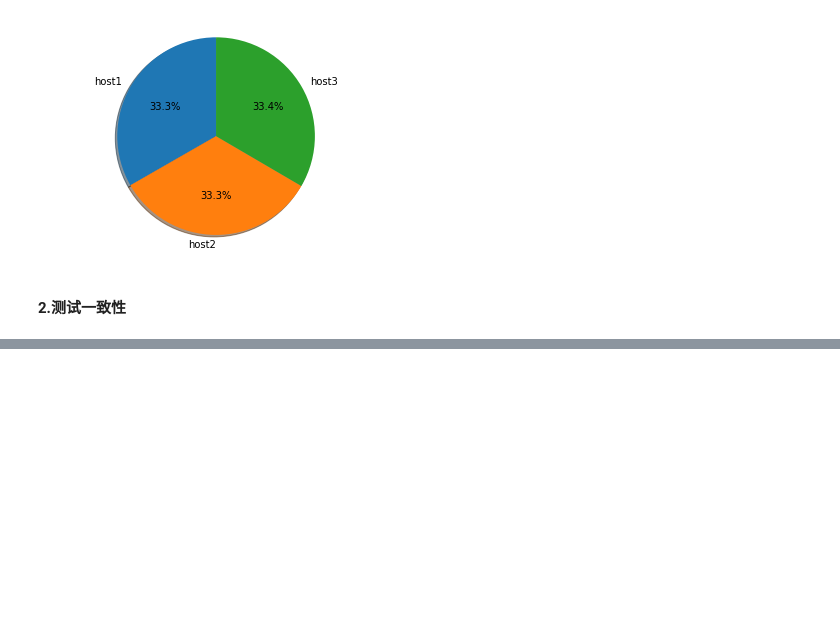
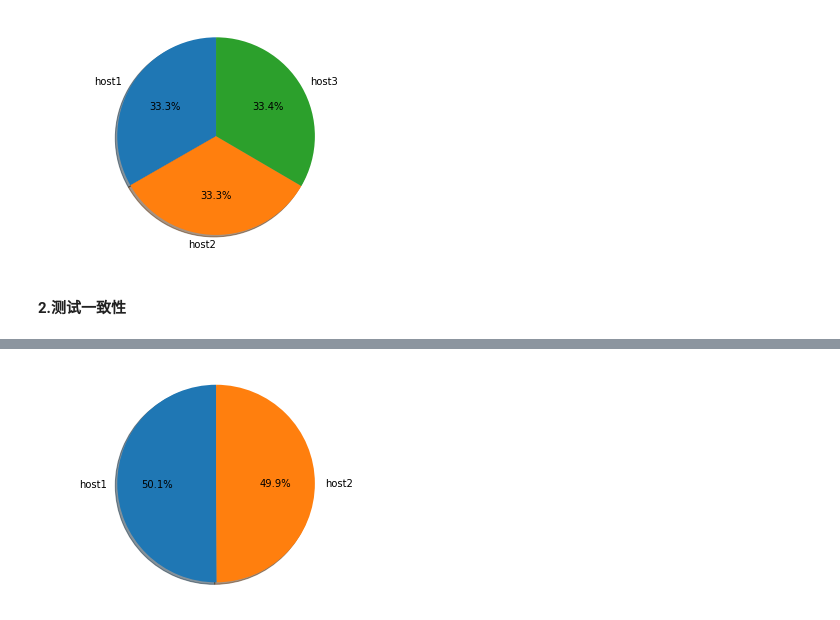
Before and after one commit to hyhlinux/math, a Jupyter notebook: demo_numpy_pandas/fs_jump_hash.ipynb, the cells around one changed output, grey strips where cells are left out. Cells and saved outputs as stored; diff of their text form; code cells hidden in the pictures; blank space fills up the shorter version.

```diff
--- a/demo_numpy_pandas/fs_jump_hash.ipynb
+++ b/demo_numpy_pandas/fs_jump_hash.ipynb
@@ -33,0 +108,4 @@ key_host
+# %%
+pie_host(hosts=hosts[:2], nums=1000)
+# %% [output]
+[figure, added]
```
Also changed, not shown: parts of 17 cells of this notebook, 7 other files.
